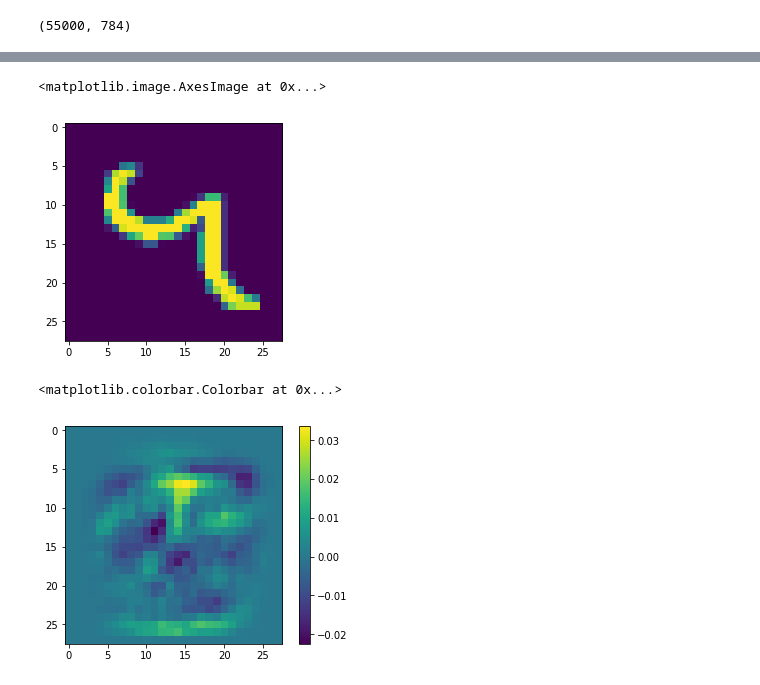
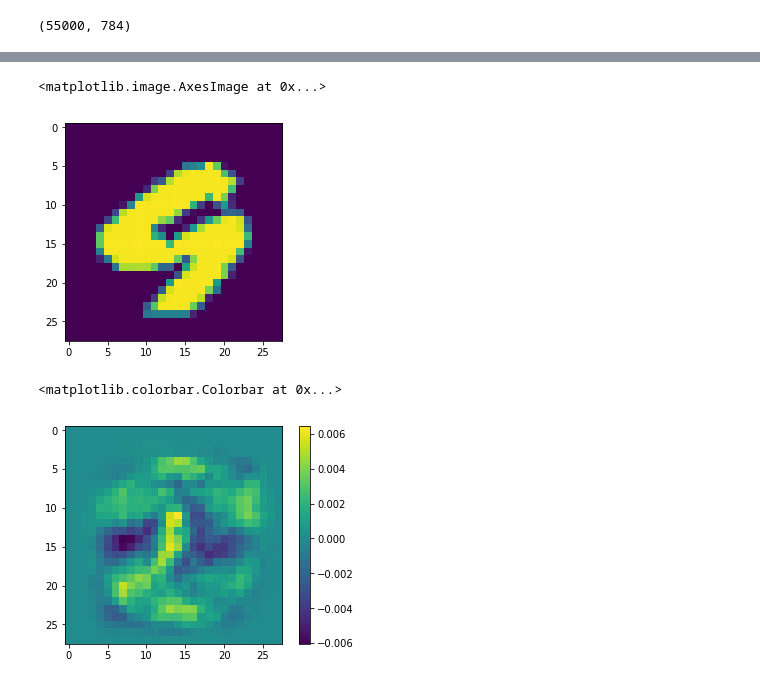
Before and after one commit to mbmcdermott/data-manifold, a Jupyter notebook: python/mnist/mnist_linear.ipynb, the cells around one changed output, grey strips where cells are left out. Drawn from its saved outputs; the diff is of its cells as text; code cells hidden in the pictures.

```diff
--- a/python/mnist/mnist_linear.ipynb
+++ b/python/mnist/mnist_linear.ipynb
@@ -70,11 +84,11 @@ grad_eval.shape
 # %%
-plt.imshow(mnist.train.images[9].reshape([28,28]))
+plt.imshow(mnist.train.images[54973].reshape([28,28]))
 # %% [output]
 <matplotlib.image.AxesImage at 0x...>
-[figure, old version]
+[figure, new version]
 # %%
-plt.imshow(grad_eval[9,:].reshape([28,28]))
+plt.imshow(grad_eval[54973,:].reshape([28,28]))
 plt.colorbar()
 # %% [output]
 <matplotlib.colorbar.Colorbar at 0x...>
-[figure, old version]
+[figure, new version]
```
Also changed, not shown: parts of 28 cells of this notebook.
